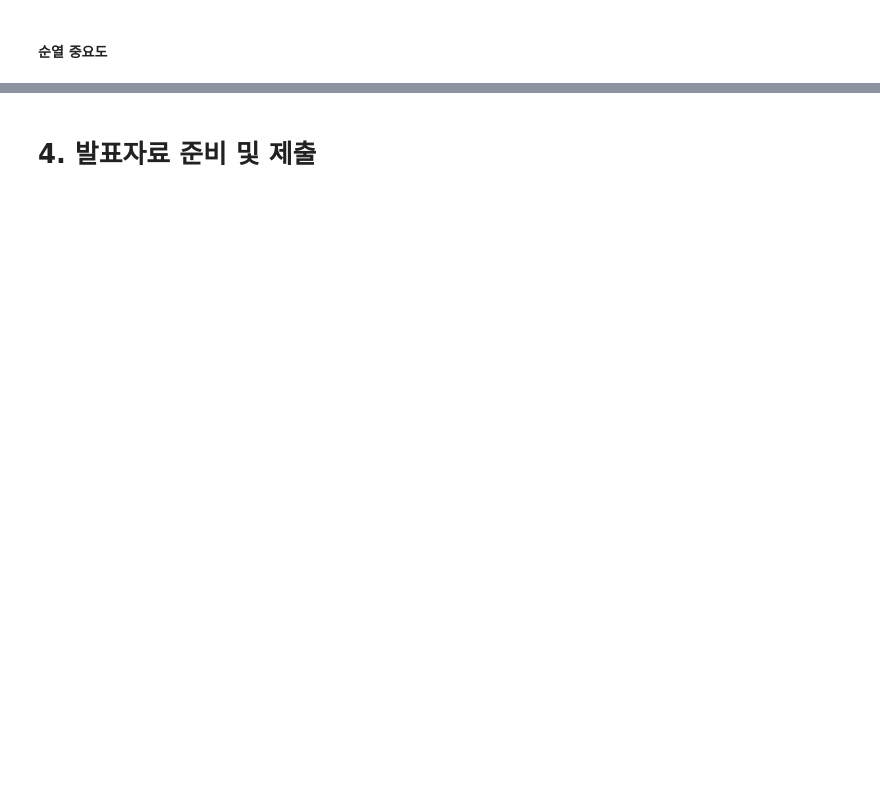
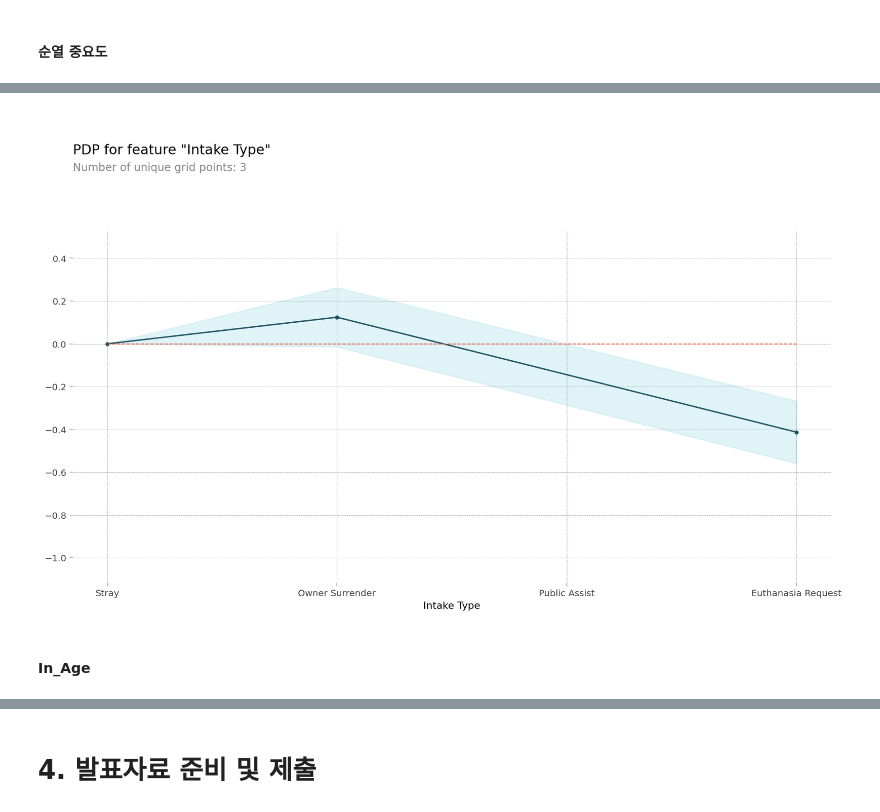
Before and after one commit to jayJ-hub/Section1_Project-, a Jupyter notebook: Section2_Project.ipynb, the cells around one changed output, grey strips where cells are left out. Cells and saved outputs as stored; diff of their text form; code cells hidden in the pictures; blank space fills up the shorter version.

```diff
--- a/Section2_Project.ipynb
+++ b/Section2_Project.ipynb
@@ -2438,0 +2797,8 @@ f1:  0.6731517944204402
+# %%
+pipe_xgb = make_pipeline(
+    OrdinalEncoder(),
+    XGBClassifier()
+)
+
+pipe_xgb = clf.best_estimator_
+pipe_xgb.fit(X_train_encoded,y_train)
@@ -2438,0 +2831,4 @@ f1:  0.6731517944204402
+# %%
+encoder = OrdinalEncoder()
+X_encoded = encoder.fit_transform(X_train_selected)
+encoder.mapping
@@ -2438,0 +2853,31 @@ f1:  0.6731517944204402
+# %%
+# dpi(dots per inch) 수치를 조정해 이미지 화질을 조정 할 수 있습니다
+import matplotlib.pyplot as plt
+plt.rcParams['figure.dpi'] = 144
+
+from pdpbox.pdp import pdp_isolate, pdp_plot
+# %%
+feature = 'Intake Type'
+dist = pdp_isolate(
+    model=classifier,
+    dataset=X_train_encoded,
+    model_features=X_train_encoded.columns,
+    feature=feature,
+    # grid_type='percentile', # default='percentile', or 'equal'
+    # num_grid_points=10 # default=10
+)
+
+
+for item in encoder.mapping:
+    if item['col'] == feature:
+        feature_mapping = item['mapping'] # Series
+feature_mapping = feature_mapping[feature_mapping.index.dropna()]
+category_names = feature_mapping.index.tolist()
+category_codes = feature_mapping.values.tolist()
+# %%
+pdp_plot(dist, feature_name=feature)
+plt.xticks(category_codes, category_names);
+# %% [output]
+[figure, added]
+# %% [markdown]
+#### In_Age
```
Also changed, not shown: parts of 103 cells of this notebook.
